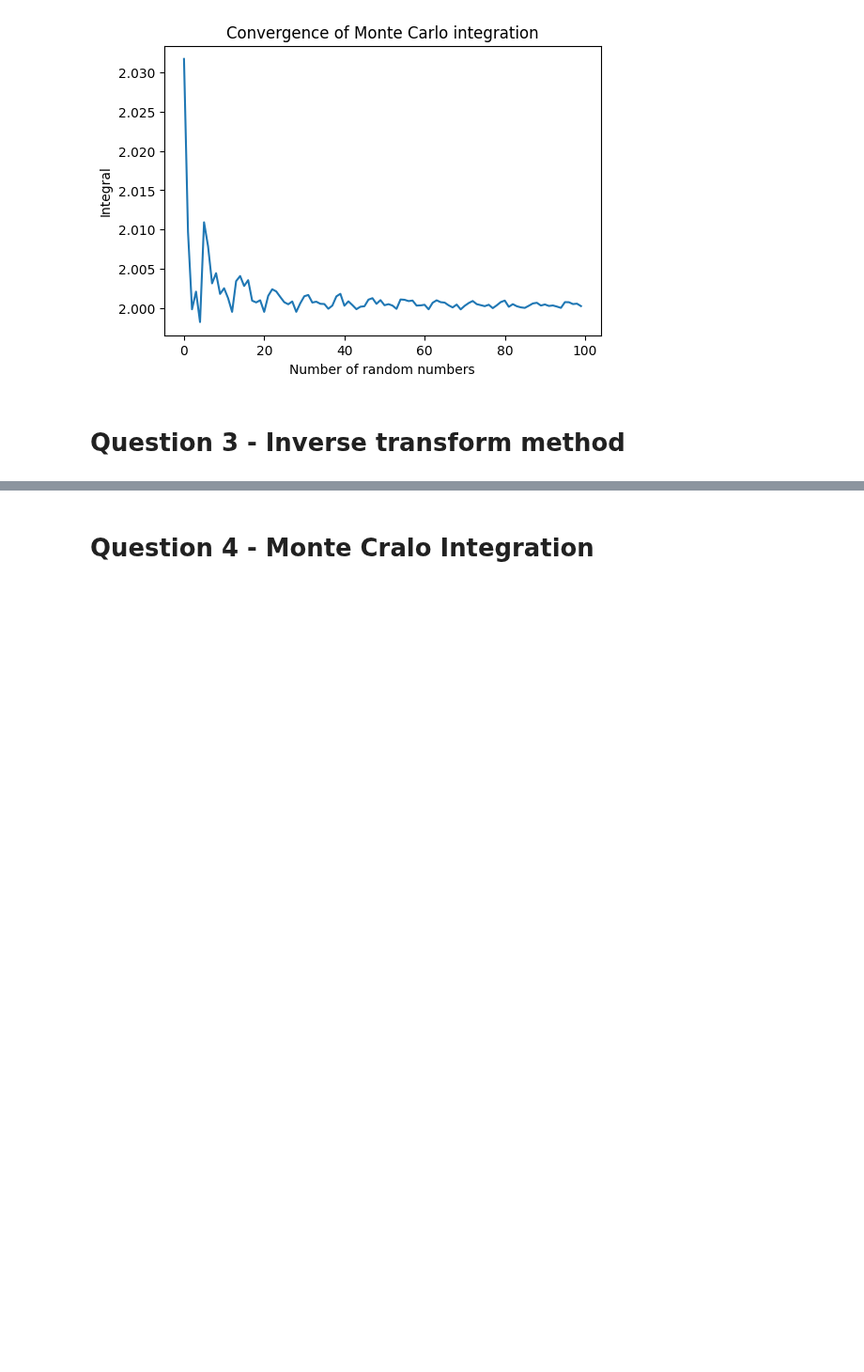
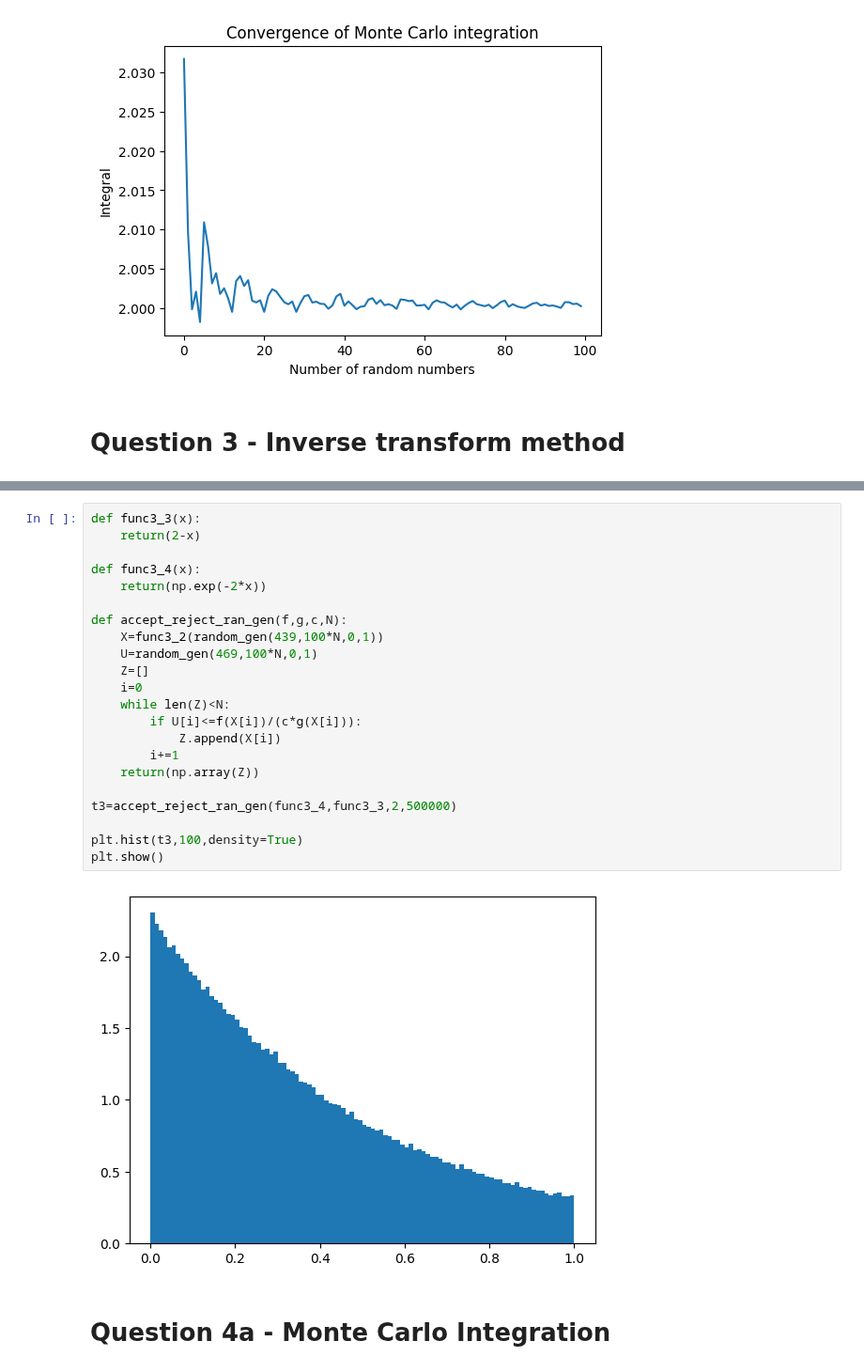
Before and after one commit to chandan-kumarsahu/P452-Computational-Physics, a Jupyter notebook: Assignment_4/As4.ipynb, the cells around one changed output, grey strips where cells are left out. Shown at 94% size. Cells and saved outputs as stored; diff of their text form; blank space fills up the shorter version.

```diff
--- a/Assignment_4/As4.ipynb
+++ b/Assignment_4/As4.ipynb
@@ -178,2 +153,26 @@ plt.show()
+# %%
+def func3_3(x):
+    return(2-x)
+
+def func3_4(x):
+    return(np.exp(-2*x))
+
+def accept_reject_ran_gen(f,g,c,N):
+    X=func3_2(random_gen(439,100*N,0,1))
+    U=random_gen(469,100*N,0,1)
+    Z=[]
+    i=0
+    while len(Z)<N:
+        if U[i]<=f(X[i])/(c*g(X[i])):
+            Z.append(X[i])
+        i+=1
+    return(np.array(Z))
+
+t3=accept_reject_ran_gen(func3_4,func3_3,2,500000)
+
+plt.hist(t3,100,density=True)
+plt.show()
+# %% [output]
+[figure, added]
 # %% [markdown]
-# Question 4 - Monte Cralo Integration
+# Question 4a - Monte Carlo Integration
```
Also changed, not shown: parts of 15 cells of this notebook, 25 other files.
